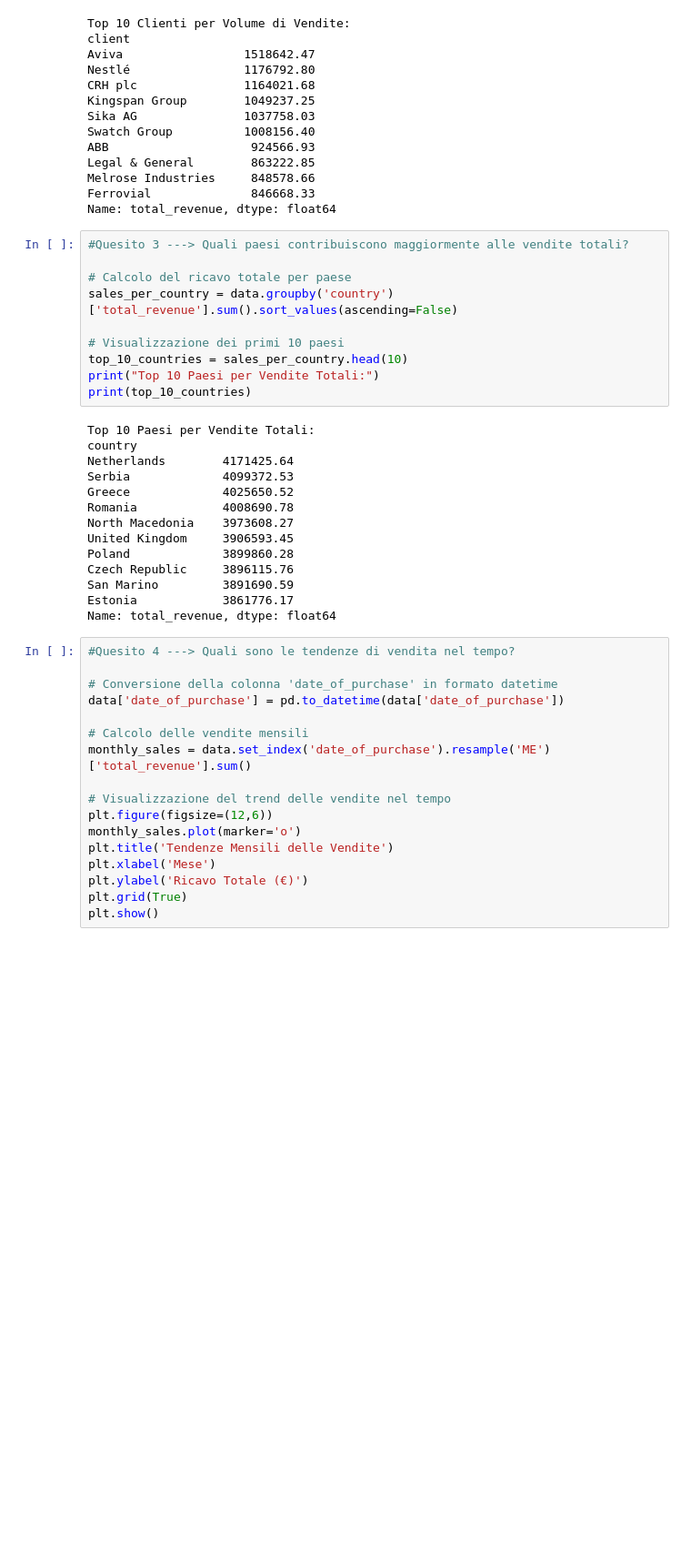
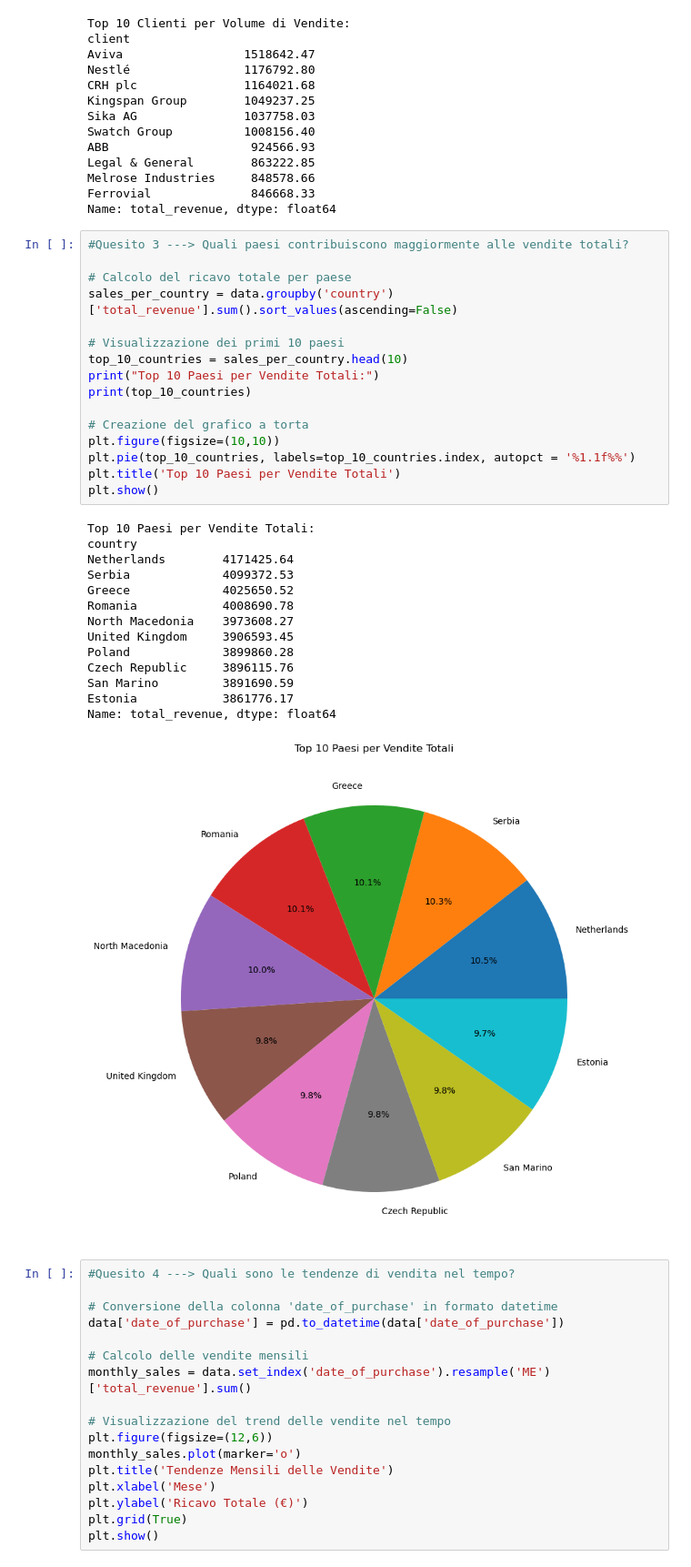
Before and after one commit to RobertoZanolli/European-corporates-sales-analysis, a Jupyter notebook: eu_corporate_sales_analysis.ipynb, the cells around one changed output. Shown at 91% size. Cells and saved outputs as stored; diff of their text form; blank space fills up the shorter version.

```diff
--- a/eu_corporate_sales_analysis.ipynb
+++ b/eu_corporate_sales_analysis.ipynb
@@ -99,27 +99,34 @@ Name: total_revenue, dtype: float64
 # %%
 #Quesito 3 ---> Quali paesi contribuiscono maggiormente alle vendite totali?
 
 # Calcolo del ricavo totale per paese
 sales_per_country = data.groupby('country')['total_revenue'].sum().sort_values(ascending=False)
 
 # Visualizzazione dei primi 10 paesi
 top_10_countries = sales_per_country.head(10)
 print("Top 10 Paesi per Vendite Totali:")
 print(top_10_countries)
+
+# Creazione del grafico a torta
+plt.figure(figsize=(10,10))
+plt.pie(top_10_countries, labels=top_10_countries.index, autopct = '%1.1f%%')
+plt.title('Top 10 Paesi per Vendite Totali')
+plt.show()
 # %% [output]
 Top 10 Paesi per Vendite Totali:
 country
 Netherlands        4171425.64
 Serbia             4099372.53
 Greece             4025650.52
 Romania            4008690.78
 North Macedonia    3973608.27
 United Kingdom     3906593.45
 Poland             3899860.28
 Czech Republic     3896115.76
 San Marino         3891690.59
 Estonia            3861776.17
 Name: total_revenue, dtype: float64
+[figure, added]
 # %%
 #Quesito 4 ---> Quali sono le tendenze di vendita nel tempo?
 
```
Also changed, not shown: parts of 2 cells of this notebook.
